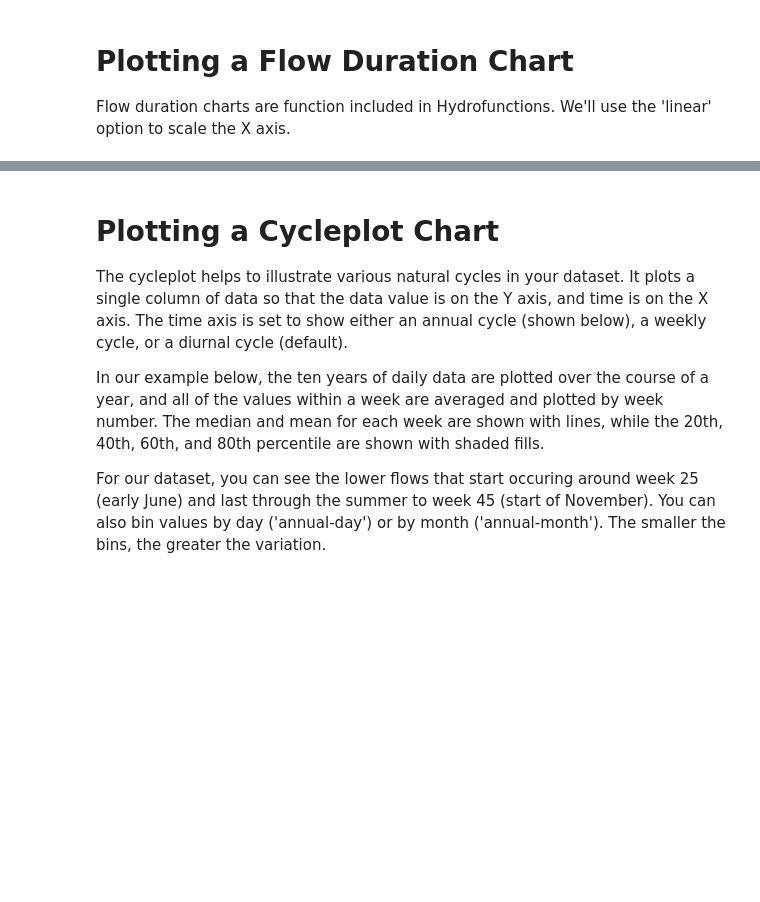
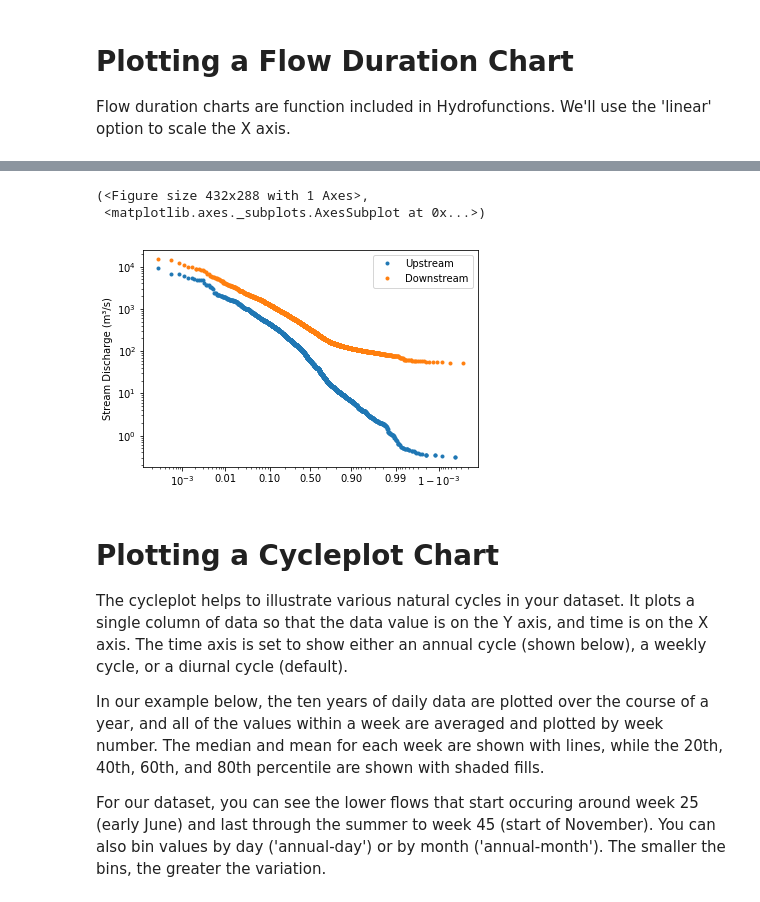
Before and after one commit to mroberge/hydrofunctions, a Jupyter notebook: notebooks/Graphing.ipynb, the cells around one changed output, grey strips where cells are left out. Drawn from its saved outputs; the diff is of its cells as text; code cells hidden in the pictures; blank space fills up the shorter version.

```diff
--- a/notebooks/Graphing.ipynb
+++ b/notebooks/Graphing.ipynb
@@ -69,3 +99,10 @@ hf.flow_duration(Q, xscale='linear')
+# %%
+# The default 'logit' scale
+hf.flow_duration(Q, xscale='logit')
+# %% [output]
+(<Figure size 432x288 with 1 Axes>,
+ <matplotlib.axes._subplots.AxesSubplot at 0x...>)
+[figure, added]
 # %% [markdown]
 # Plotting a Cycleplot Chart
 The cycleplot helps to illustrate various natural cycles in your dataset. It plots a single column of data so that the data value is on the Y axis, and time is on the X axis. The time axis is set to show either an annual cycle (shown below), a weekly cycle, or a diurnal cycle (default).
```
Also changed, not shown: parts of 12 cells of this notebook.
